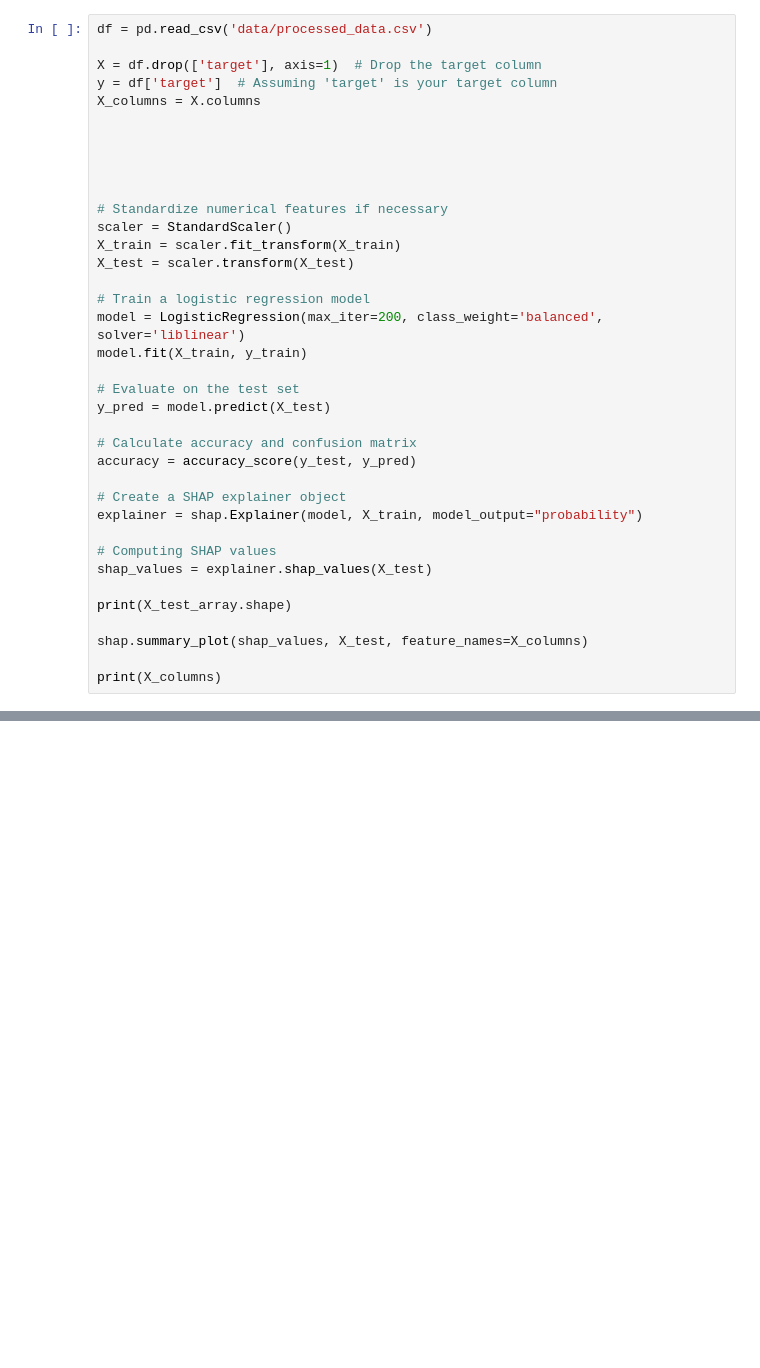
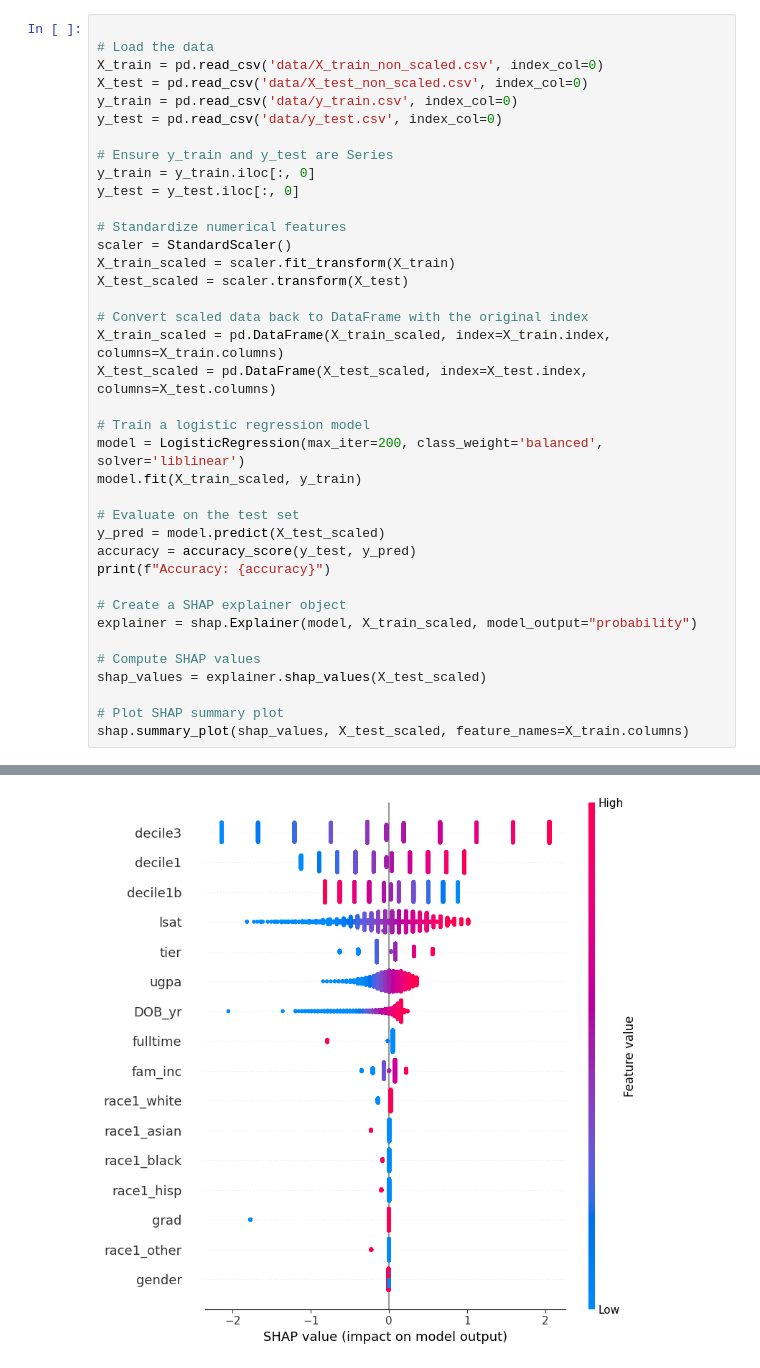
Before and after one commit to juliehinge/Algorithmic-Fairness, a Jupyter notebook: shap.ipynb, the cells around one changed output, grey strips where cells are left out. Saved outputs shown, nothing was run; the diff lists cells and outputs as text; blank space fills up the shorter version.

```diff
--- a/shap.ipynb
+++ b/shap.ipynb
@@ -8,38 +9,39 @@ from sklearn.preprocessing import StandardScaler
 # %%
-df = pd.read_csv('data/processed_data.csv')
 
-X = df.drop(['target'], axis=1)  # Drop the target column
-y = df['target']  # Assuming 'target' is your target column
-X_columns = X.columns
+# Load the data
+X_train = pd.read_csv('data/X_train_non_scaled.csv', index_col=0)
+X_test = pd.read_csv('data/X_test_non_scaled.csv', index_col=0)
+y_train = pd.read_csv('data/y_train.csv', index_col=0)
+y_test = pd.read_csv('data/y_test.csv', index_col=0)
 
+# Ensure y_train and y_test are Series
+y_train = y_train.iloc[:, 0]
+y_test = y_test.iloc[:, 0]
 
+# Standardize numerical features
+scaler = StandardScaler()
+X_train_scaled = scaler.fit_transform(X_train)
+X_test_scaled = scaler.transform(X_test)
 
-
-
-# Standardize numerical features if necessary
-scaler = StandardScaler()
-X_train = scaler.fit_transform(X_train)
-X_test = scaler.transform(X_test)
+# Convert scaled data back to DataFrame with the original index
+X_train_scaled = pd.DataFrame(X_train_scaled, index=X_train.index, columns=X_train.columns)
+X_test_scaled = pd.DataFrame(X_test_scaled, index=X_test.index, columns=X_test.columns)
 
 # Train a logistic regression model
 model = LogisticRegression(max_iter=200, class_weight='balanced', solver='liblinear')
-model.fit(X_train, y_train)
+model.fit(X_train_scaled, y_train)
 
 # Evaluate on the test set
-y_pred = model.predict(X_test)
-
-# Calculate accuracy and confusion matrix
+y_pred = model.predict(X_test_scaled)
 accuracy = accuracy_score(y_test, y_pred)
+print(f"Accuracy: {accuracy}")
 
 # Create a SHAP explainer object
-explainer = shap.Explainer(model, X_train, model_output="probability")
+explainer = shap.Explainer(model, X_train_scaled, model_output="probability")
 
-# Computing SHAP values
-shap_values = explainer.shap_values(X_test)
+# Compute SHAP values
+shap_values = explainer.shap_values(X_test_scaled)
 
-print(X_test_array.shape)
-
-shap.summary_plot(shap_values, X_test, feature_names=X_columns)
-
-print(X_columns)
+# Plot SHAP summary plot
+shap.summary_plot(shap_values, X_test_scaled, feature_names=X_train.columns)
 # %% [output]
@@ -46,0 +49 @@ NameError: name 'shap_array' is not defined
+[figure, added]
```
Also changed, not shown: parts of 8 cells of this notebook, 8 other files.
